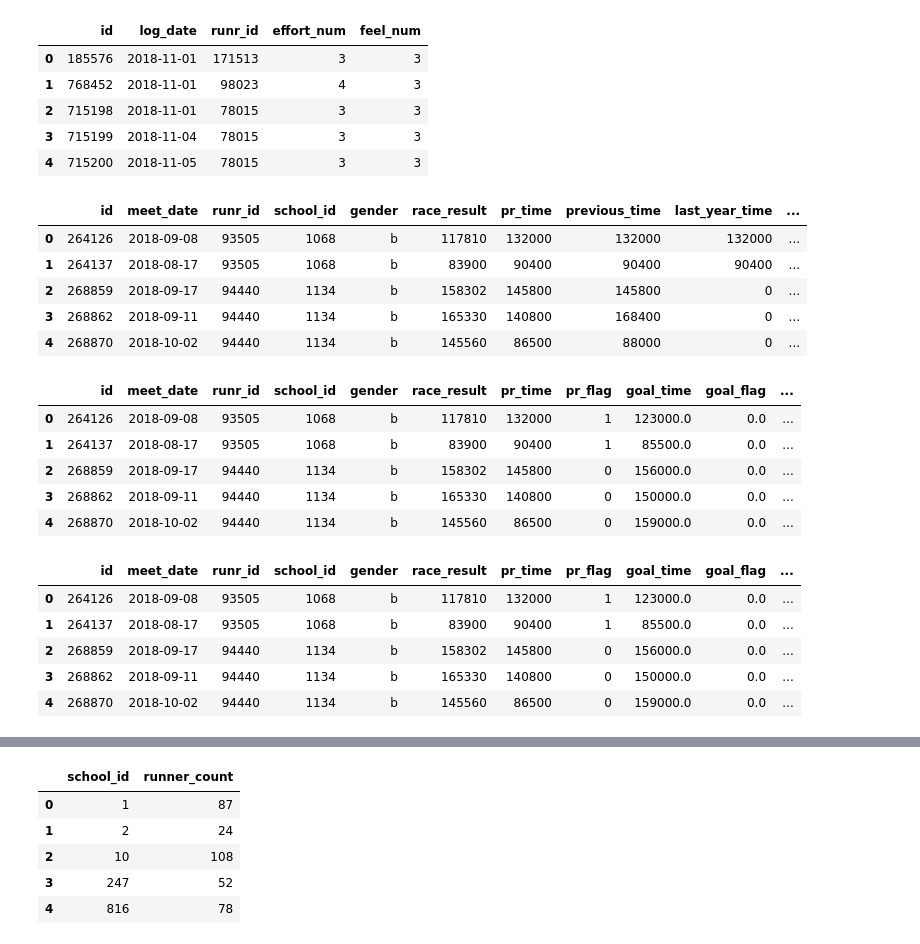
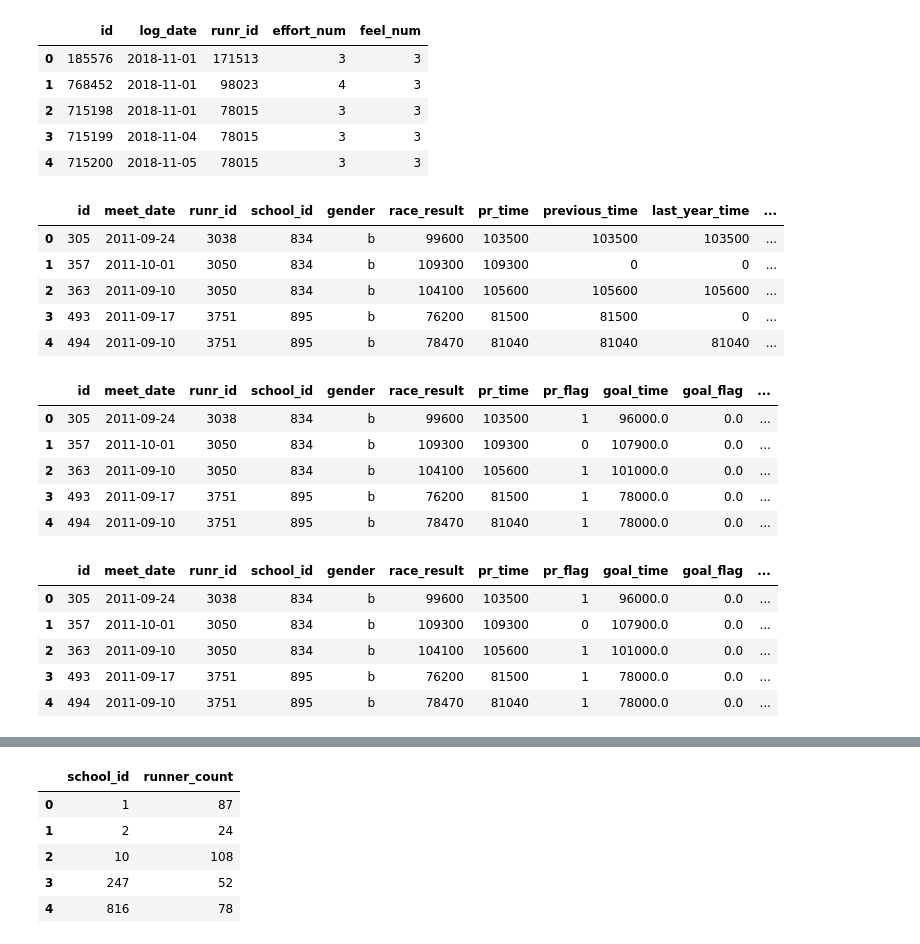
Before and after one commit to DRBrenner/race_performance_final, a Jupyter notebook: transform_data.ipynb, the cells around one changed output, grey strips where cells are left out. Drawn from its saved outputs; the diff is of its cells as text; code cells hidden in the pictures.

```diff
--- a/transform_data.ipynb
+++ b/transform_data.ipynb
@@ -88,15 +95,15 @@ max_effort_log_count_11 = max_effort_11.groupby(['runr_id']).count()["effort_num
 max_effort_log_count_11 = max_effort_log_count_11.rename(columns = {"effort_num":"max_effort_log_entries_nov"})
 #max_effort_log_count_11.head()
 # %%
-results_df = pd.read_sql('select * from test_results_and_goals',connection)
+results_df = pd.read_sql('select * from results_and_goals',connection)
 results_df.head()
 # %% [output]
 |  | id | meet_date | runr_id | school_id | gender | race_result | pr_time | previous_time | last_year_time | ... |
-| 0 | 264126 | 2018-09-08 | 93505 | 1068 | b | 117810 | 132000 | 132000 | 132000 | ... |
-| 1 | 264137 | 2018-08-17 | 93505 | 1068 | b | 83900 | 90400 | 90400 | 90400 | ... |
-| 2 | 268859 | 2018-09-17 | 94440 | 1134 | b | 158302 | 145800 | 145800 | 0 | ... |
-| 3 | 268862 | 2018-09-11 | 94440 | 1134 | b | 165330 | 140800 | 168400 | 0 | ... |
-| 4 | 268870 | 2018-10-02 | 94440 | 1134 | b | 145560 | 86500 | 88000 | 0 | ... |
+| 0 | 305 | 2011-09-24 | 3038 | 834 | b | 99600 | 103500 | 103500 | 103500 | ... |
+| 1 | 357 | 2011-10-01 | 3050 | 834 | b | 109300 | 109300 | 0 | 0 | ... |
+| 2 | 363 | 2011-09-10 | 3050 | 834 | b | 104100 | 105600 | 105600 | 105600 | ... |
+| 3 | 493 | 2011-09-17 | 3751 | 895 | b | 76200 | 81500 | 81500 | 0 | ... |
+| 4 | 494 | 2011-09-10 | 3751 | 895 | b | 78470 | 81040 | 81040 | 81040 | ... |
 # %%
 # Delete unused columns
 del results_df['previous_time']
@@ -105,11 +112,11 @@ del results_df['improvement_flag']
 results_df.head()
 # %% [output]
 |  | id | meet_date | runr_id | school_id | gender | race_result | pr_time | pr_flag | goal_time | goal_flag | ... |
-| 0 | 264126 | 2018-09-08 | 93505 | 1068 | b | 117810 | 132000 | 1 | 123000.0 | 0.0 | ... |
-| 1 | 264137 | 2018-08-17 | 93505 | 1068 | b | 83900 | 90400 | 1 | 85500.0 | 0.0 | ... |
-| 2 | 268859 | 2018-09-17 | 94440 | 1134 | b | 158302 | 145800 | 0 | 156000.0 | 0.0 | ... |
-| 3 | 268862 | 2018-09-11 | 94440 | 1134 | b | 165330 | 140800 | 0 | 150000.0 | 0.0 | ... |
-| 4 | 268870 | 2018-10-02 | 94440 | 1134 | b | 145560 | 86500 | 0 | 159000.0 | 0.0 | ... |
+| 0 | 305 | 2011-09-24 | 3038 | 834 | b | 99600 | 103500 | 1 | 96000.0 | 0.0 | ... |
+| 1 | 357 | 2011-10-01 | 3050 | 834 | b | 109300 | 109300 | 0 | 107900.0 | 0.0 | ... |
+| 2 | 363 | 2011-09-10 | 3050 | 834 | b | 104100 | 105600 | 1 | 101000.0 | 0.0 | ... |
+| 3 | 493 | 2011-09-17 | 3751 | 895 | b | 76200 | 81500 | 1 | 78000.0 | 0.0 | ... |
+| 4 | 494 | 2011-09-10 | 3751 | 895 | b | 78470 | 81040 | 1 | 78000.0 | 0.0 | ... |
 # %%
 # Change Null to "0" in goal columns
 results_df["goal_time"] = results_df['goal_time'].replace(np.nan, 0)
@@ -117,11 +124,11 @@ results_df["goal_flag"] = results_df['goal_flag'].replace(np.nan, 0)
 results_df.head()
 # %% [output]
 |  | id | meet_date | runr_id | school_id | gender | race_result | pr_time | pr_flag | goal_time | goal_flag | ... |
-| 0 | 264126 | 2018-09-08 | 93505 | 1068 | b | 117810 | 132000 | 1 | 123000.0 | 0.0 | ... |
-| 1 | 264137 | 2018-08-17 | 93505 | 1068 | b | 83900 | 90400 | 1 | 85500.0 | 0.0 | ... |
-| 2 | 268859 | 2018-09-17 | 94440 | 1134 | b | 158302 | 145800 | 0 | 156000.0 | 0.0 | ... |
-| 3 | 268862 | 2018-09-11 | 94440 | 1134 | b | 165330 | 140800 | 0 | 150000.0 | 0.0 | ... |
-| 4 | 268870 | 2018-10-02 | 94440 | 1134 | b | 145560 | 86500 | 0 | 159000.0 | 0.0 | ... |
+| 0 | 305 | 2011-09-24 | 3038 | 834 | b | 99600 | 103500 | 1 | 96000.0 | 0.0 | ... |
+| 1 | 357 | 2011-10-01 | 3050 | 834 | b | 109300 | 109300 | 0 | 107900.0 | 0.0 | ... |
+| 2 | 363 | 2011-09-10 | 3050 | 834 | b | 104100 | 105600 | 1 | 101000.0 | 0.0 | ... |
+| 3 | 493 | 2011-09-17 | 3751 | 895 | b | 76200 | 81500 | 1 | 78000.0 | 0.0 | ... |
+| 4 | 494 | 2011-09-10 | 3751 | 895 | b | 78470 | 81040 | 1 | 78000.0 | 0.0 | ... |
 # %%
 # Drop rows with race_result = 0
 results_df = results_df[results_df.race_result != 0].reset_index()
```
Also changed, not shown: parts of 19 cells of this notebook, 6 other files.
